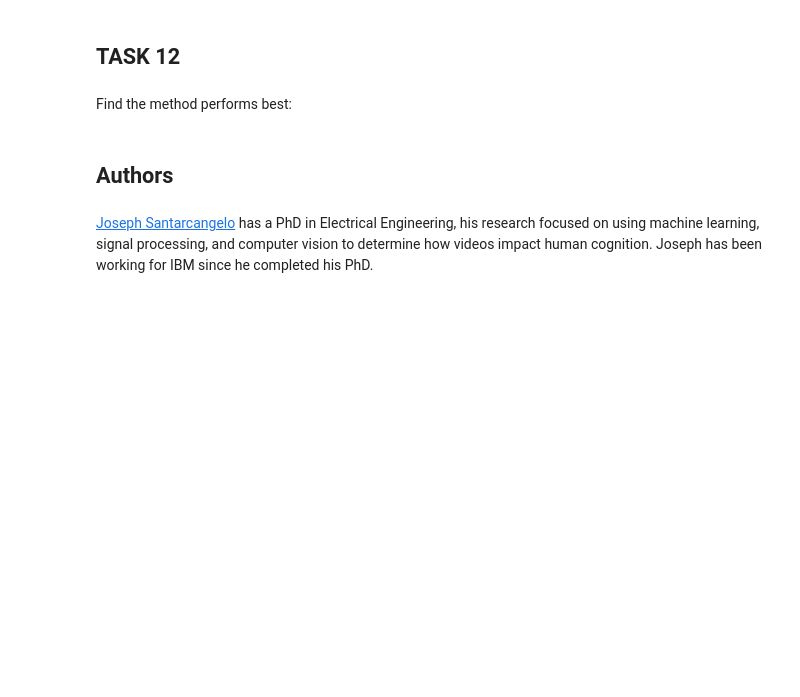
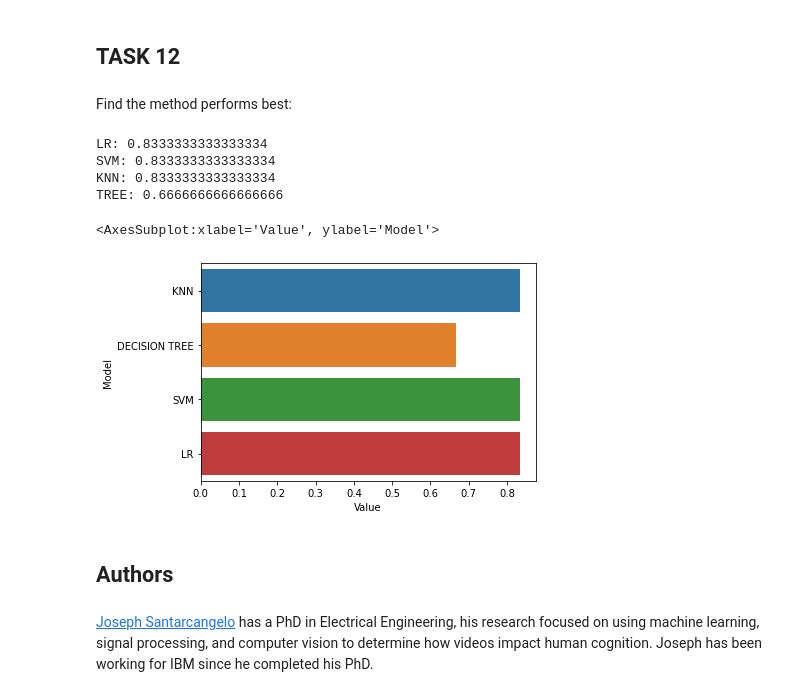
Before and after one commit to ATheriault123/IBM, a Jupyter notebook: ML.ipynb, the cells around one changed output. Saved outputs shown, nothing was run; the diff lists cells and outputs as text; code cells hidden in the pictures; blank space fills up the shorter version.

```diff
--- a/ML.ipynb
+++ b/ML.ipynb
@@ -128,5 +128,3 @@ Standardize the data in <code>X</code> then reassign it to the variable  <code>X
 # %%
 # students get this
 transform = preprocessing.StandardScaler()
-# %%
-transform = preprocessing.StandardScaler(X)
@@ -151,3 +131,5 @@ transform = preprocessing.StandardScaler(X)
+# %%
+X = transform.fit_transform(X)
 # %% [markdown]
 We split the data into training and testing data using the  function  <code>train_test_split</code>.   The training data is divided into validation data, a second set used for training  data; then the models are trained and hyperparameters are selected using the function <code>GridSearchCV</code>.
 # %% [markdown]
@@ -302,6 +316,22 @@ plot_confusion_matrix(Y_test,yhat)
 ## TASK  12
 # %% [markdown]
 Find the method performs best:
+# %%
+print('LR:', logreg_cv.score(X_test, Y_test), '\nSVM:', svm_cv.score(X_test, Y_test), '\nKNN:', knn_cv.score(X_test, Y_test), '\nTREE:', tree_cv.score(X_test, Y_test))
+pltdata = pd.DataFrame(np.array([[knn_cv.score(X_test, Y_test), 'KNN'],
+                                 [tree_cv.score(X_test, Y_test), 'DECISION TREE'],
+                                 [svm_cv.score(X_test, Y_test), 'SVM'],
+                                 [logreg_cv.score(X_test, Y_test), 'LR']]),
+                   columns=['Value','Model'])
+pltdata['Value'] = pltdata.astype({'Value': 'float'})
+sns.barplot(x='Value',y='Model',data=pltdata)
+# %% [output]
+LR: 0.8333333333333334
+SVM: 0.8333333333333334
+KNN: 0.8333333333333334
+TREE: 0.6666666666666666
+<AxesSubplot:xlabel='Value', ylabel='Model'>
+[figure, added]
 # %% [markdown]
 ## Authors
 # %% [markdown]
```
Also changed, not shown: parts of 17 cells of this notebook.
